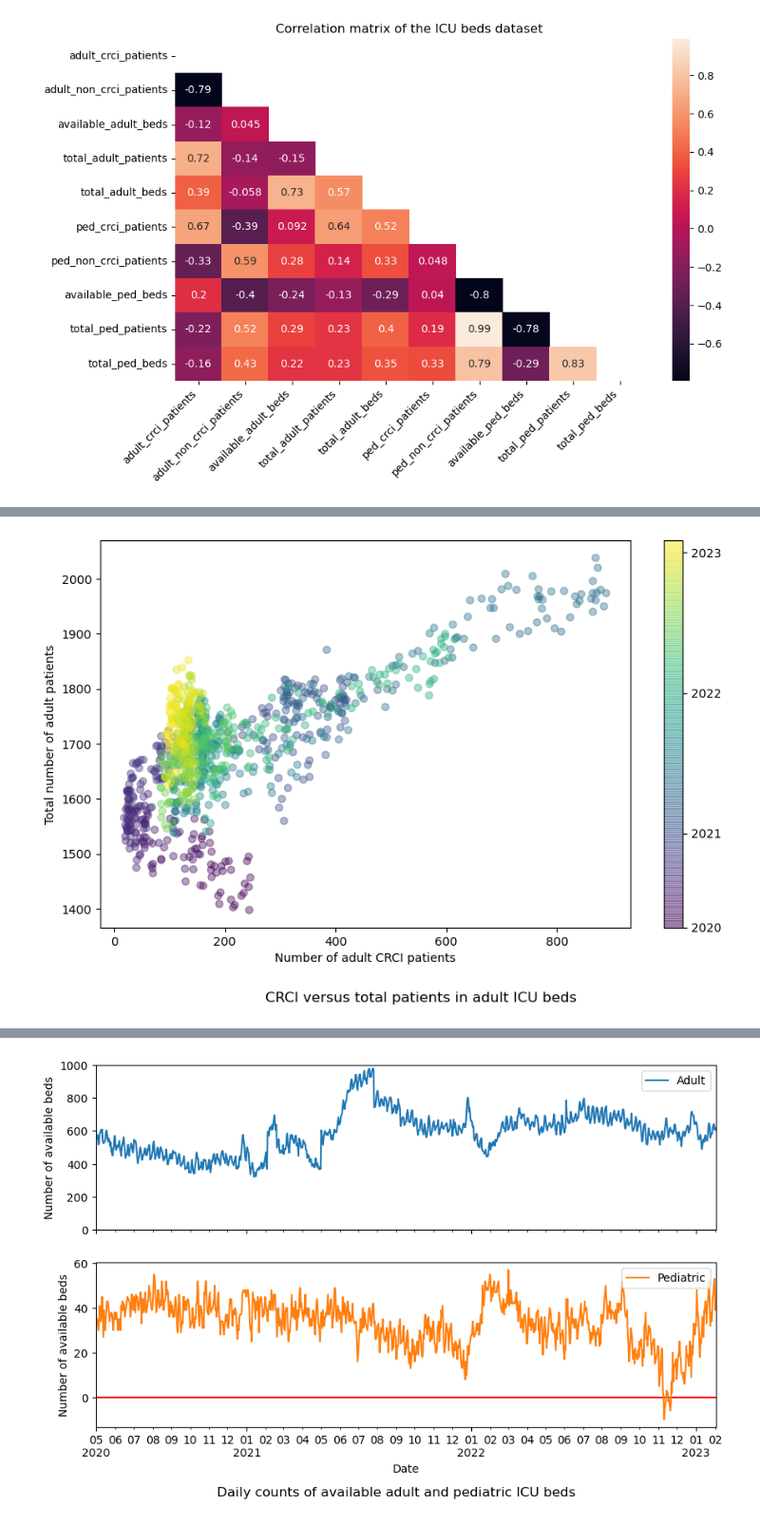
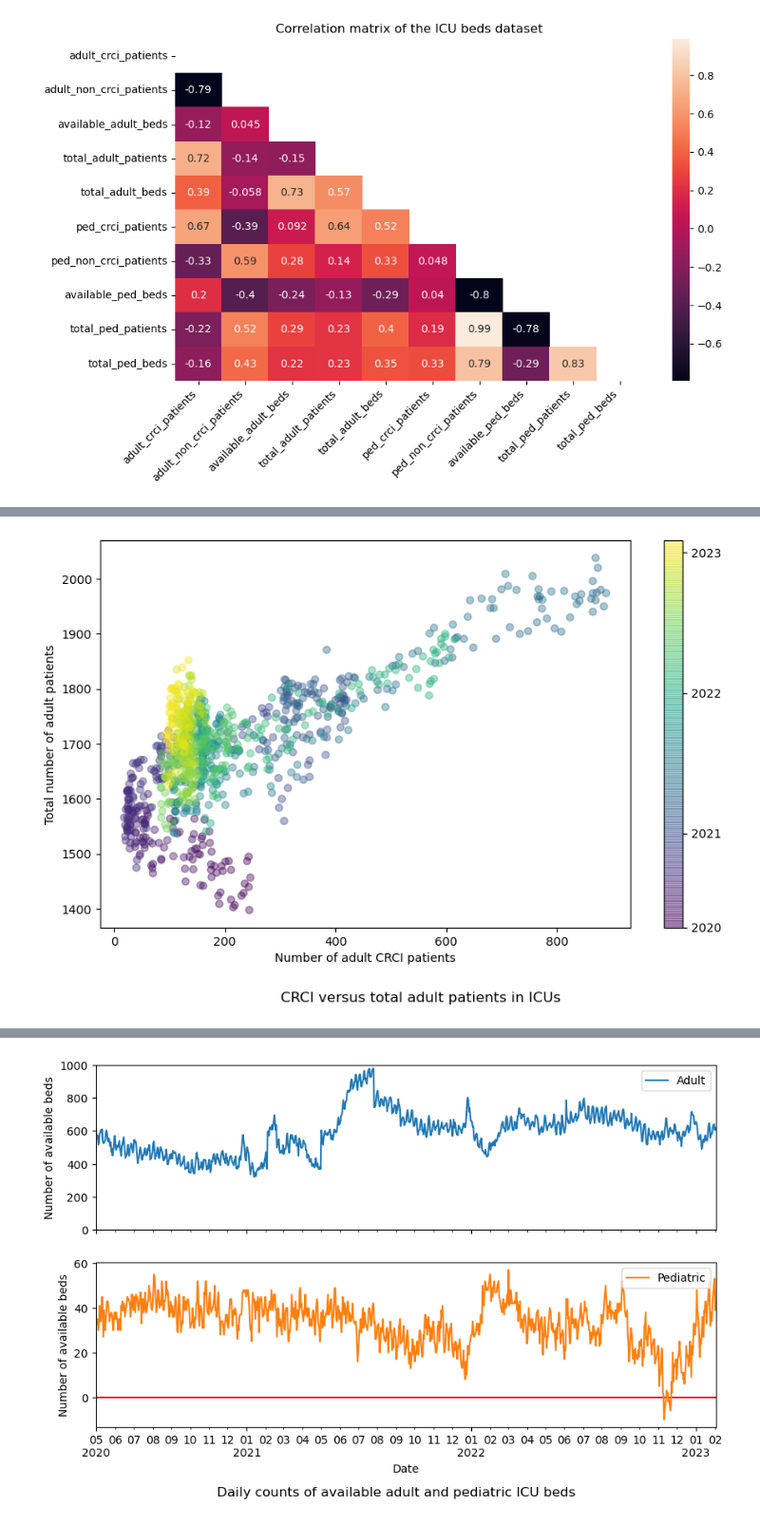
Before and after one commit to skullfort/covid-19-icu, a Jupyter notebook: analysis/icu_beds_analysis.ipynb, the cells around one changed output, grey strips where cells are left out. Shown at 95% size. Drawn from its saved outputs; the diff is of its cells as text; code cells hidden in the pictures.

```diff
--- a/analysis/icu_beds_analysis.ipynb
+++ b/analysis/icu_beds_analysis.ipynb
@@ -158,13 +185,13 @@ fig.savefig('../output/correlation_matrix.png', bbox_inches='tight')
 # %%
 fig, ax = plt.subplots(figsize=(10, 6))
 sc = ax.scatter(x=df_icu_beds.adult_crci_patients, y=df_icu_beds.total_adult_patients,
                 c=mdates.date2num(df_icu_beds.index), alpha=0.4)
 ax.set(xlabel='Number of adult CRCI patients',
        ylabel='Total number of adult patients')
 cbar = fig.colorbar(sc, ticks=mdates.date2num(index_1st_yearly_entry))
 cbar.ax.yaxis.set_major_formatter(mdates.DateFormatter('%Y'))
 
-fig.suptitle('CRCI versus total patients in adult ICU beds', y=0)
+fig.suptitle('CRCI versus total adult patients in ICUs', y=0)
 fig.savefig('../output/adult_crci_vs_total.png', bbox_inches='tight')
 # %% [output]
-[figure, old version]
+[figure, new version]
```
Also changed, not shown: parts of 11 cells of this notebook, 4 other files.
